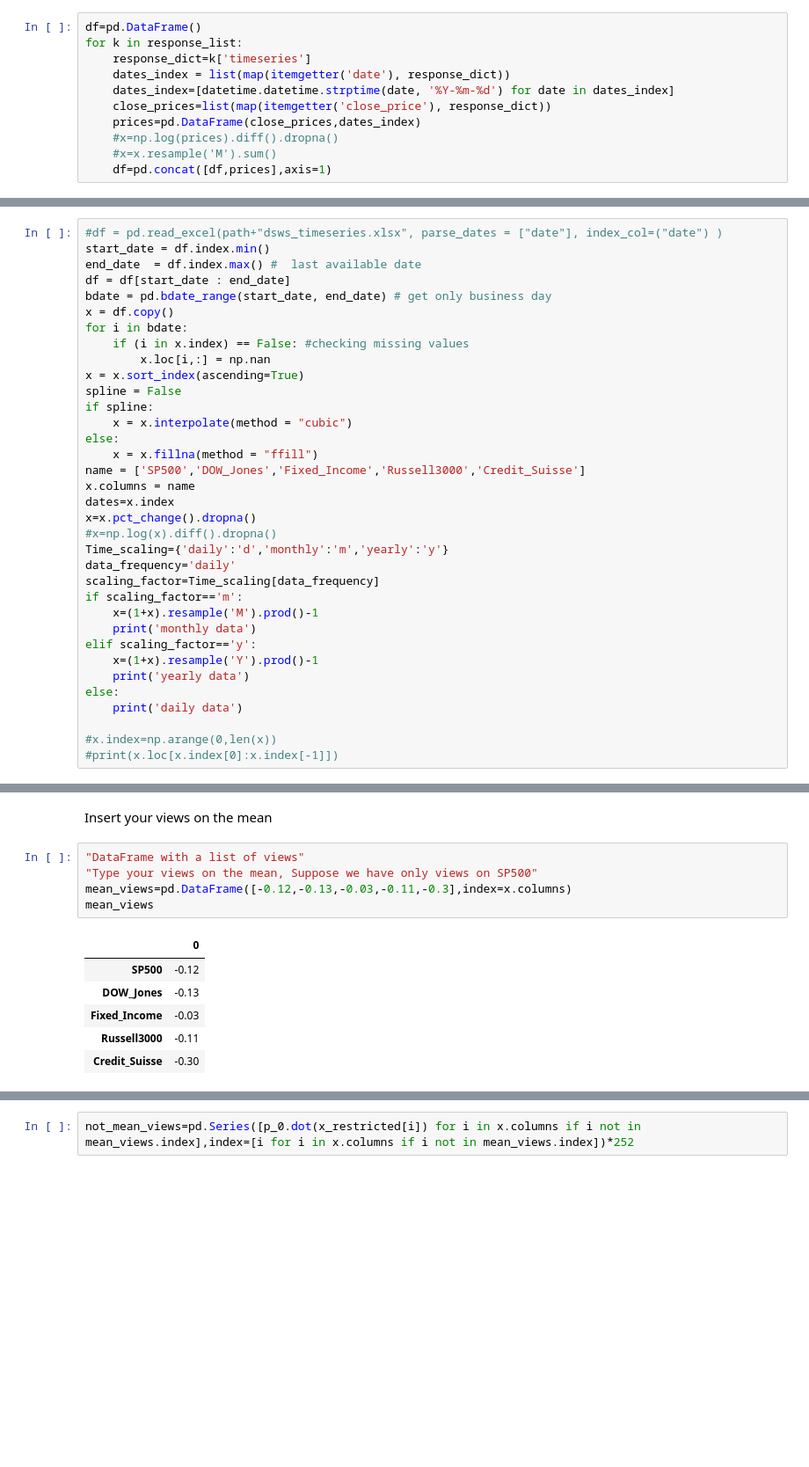
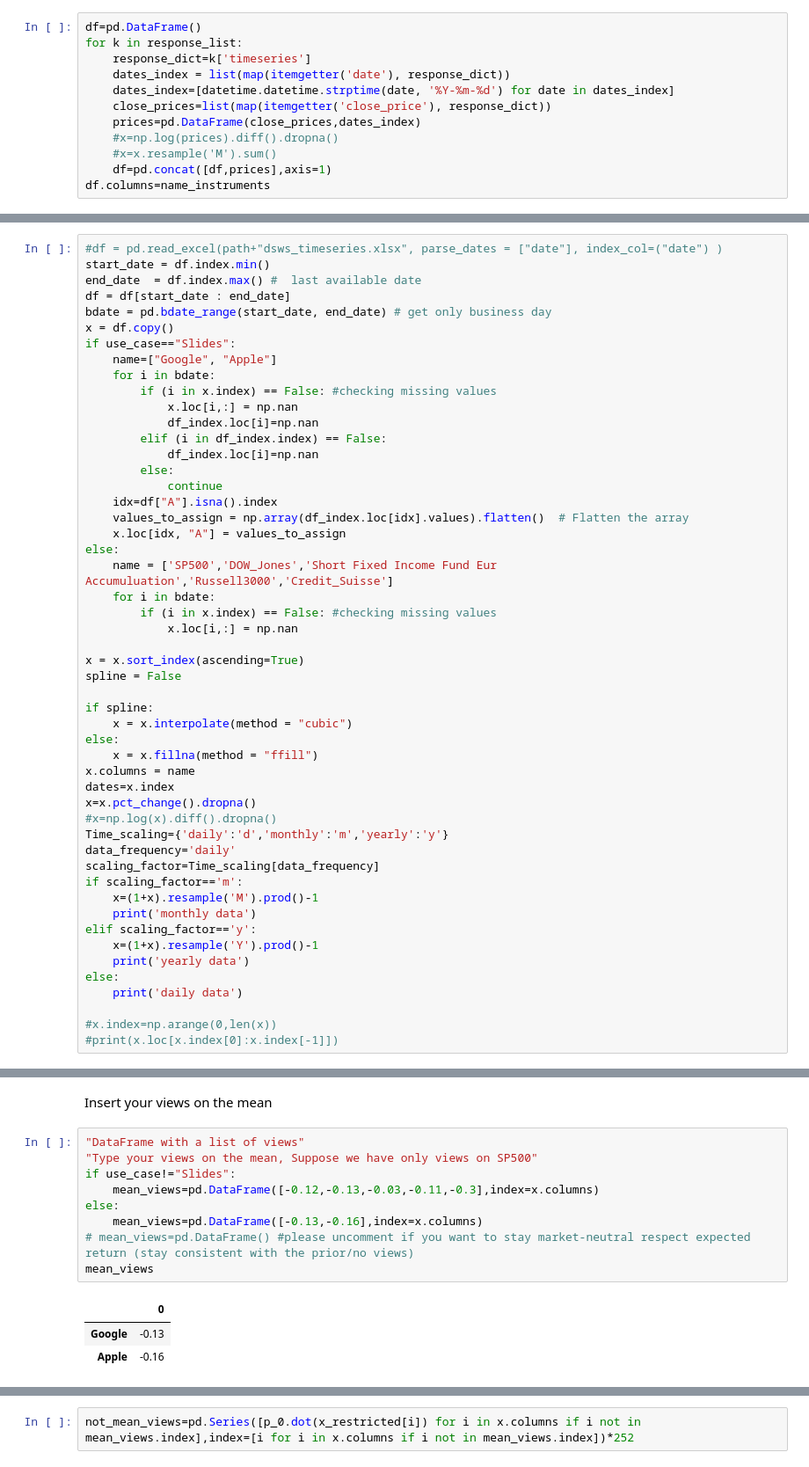
Before and after one commit to LucaDaquanno/Conditional-Monte-Carlo, a Jupyter notebook: Entropy_pool_prob_300323.ipynb, the cells around one changed output, grey strips where cells are left out. Shown at 88% size. Drawn from its saved outputs; the diff is of its cells as text; blank space fills up the shorter version.

```diff
--- a/Entropy_pool_prob_300323.ipynb
+++ b/Entropy_pool_prob_300323.ipynb
@@ -69,6 +89,7 @@ for k in response_list:
     #x=np.log(prices).diff().dropna()
     #x=x.resample('M').sum()
     df=pd.concat([df,prices],axis=1)
+df.columns=name_instruments
 # %% [markdown]
 ## Data pre-processing
 # %%
@@ -78,16 +99,32 @@ end_date  = df.index.max() #  last available date
 df = df[start_date : end_date]
 bdate = pd.bdate_range(start_date, end_date) # get only business day
 x = df.copy()
-for i in bdate:
-    if (i in x.index) == False: #checking missing values
-        x.loc[i,:] = np.nan
+if use_case=="Slides":
+    name=["Google", "Apple"]
+    for i in bdate:
+        if (i in x.index) == False: #checking missing values
+            x.loc[i,:] = np.nan
+            df_index.loc[i]=np.nan
+        elif (i in df_index.index) == False:
+            df_index.loc[i]=np.nan
+        else:
+            continue
+    idx=df["A"].isna().index
+    values_to_assign = np.array(df_index.loc[idx].values).flatten()  # Flatten the array
+    x.loc[idx, "A"] = values_to_assign
+else:
+    name = ['SP500','DOW_Jones','Short Fixed Income Fund Eur Accumuluation','Russell3000','Credit_Suisse']
+    for i in bdate:
+        if (i in x.index) == False: #checking missing values
+            x.loc[i,:] = np.nan
+
 x = x.sort_index(ascending=True)
 spline = False
+
 if spline:
     x = x.interpolate(method = "cubic")
 else:
     x = x.fillna(method = "ffill")
-name = ['SP500','DOW_Jones','Fixed_Income','Russell3000','Credit_Suisse']
 x.columns = name
 dates=x.index
 x=x.pct_change().dropna()
@@ -338,13 +404,14 @@ Insert your views on the mean
 # %%
 "DataFrame with a list of views"
 "Type your views on the mean, Suppose we have only views on SP500"
-mean_views=pd.DataFrame([-0.12,-0.13,-0.03,-0.11,-0.3],index=x.columns)
+if use_case!="Slides":
+    mean_views=pd.DataFrame([-0.12,-0.13,-0.03,-0.11,-0.3],index=x.columns)
+else:
+    mean_views=pd.DataFrame([-0.13,-0.16],index=x.columns)
+# mean_views=pd.DataFrame() #please uncomment if you want to stay market-neutral respect expected return (stay consistent with the prior/no views)
 mean_views
 # %% [output]
 |  | 0 |
-| SP500 | -0.12 |
-| DOW_Jones | -0.13 |
-| Fixed_Income | -0.03 |
-| Russell3000 | -0.11 |
-| Credit_Suisse | -0.30 |
+| Google | -0.13 |
+| Apple | -0.16 |
 # %% [markdown]
```
Also changed, not shown: parts of 47 cells of this notebook, 7 other files.
